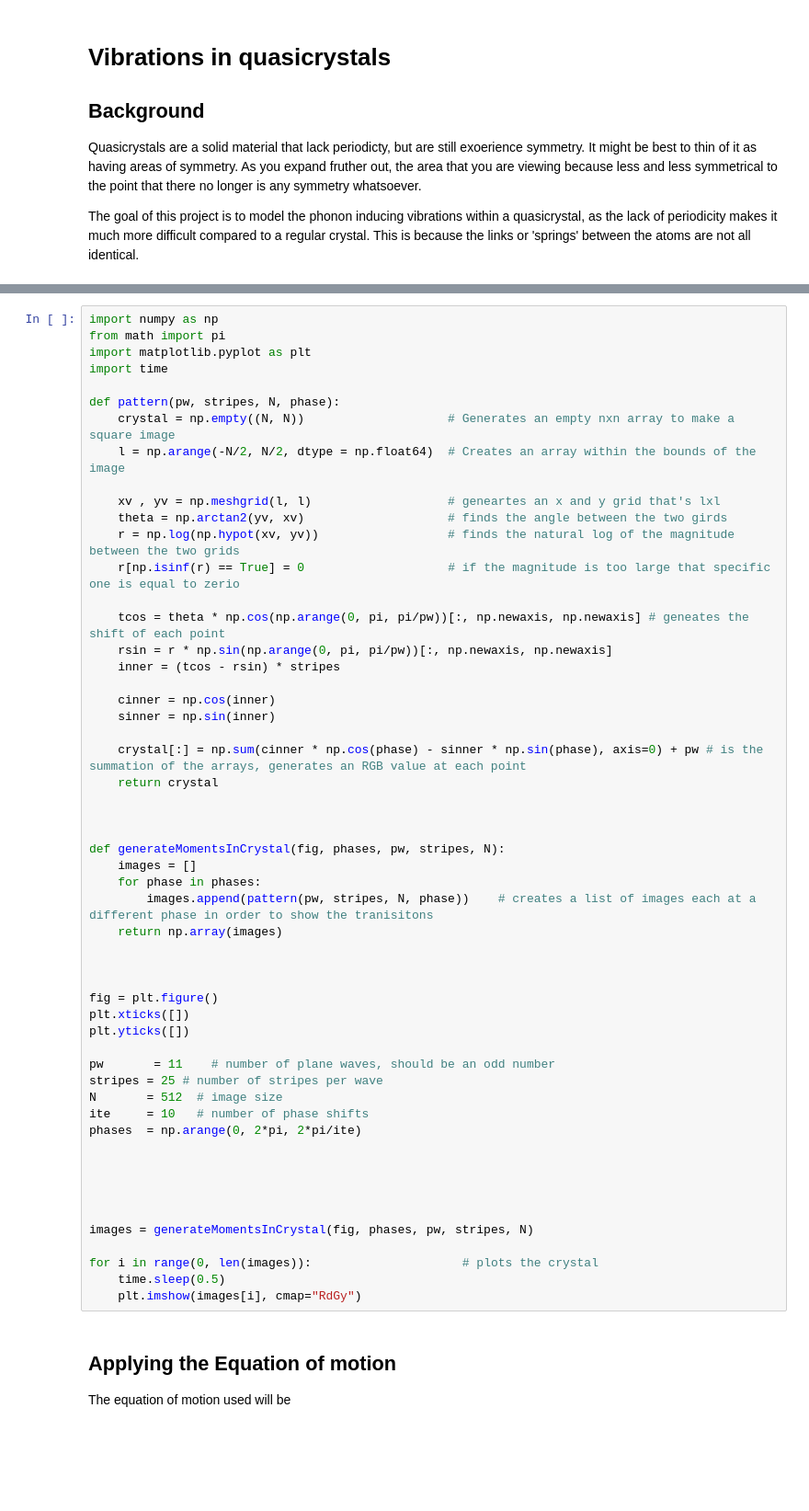
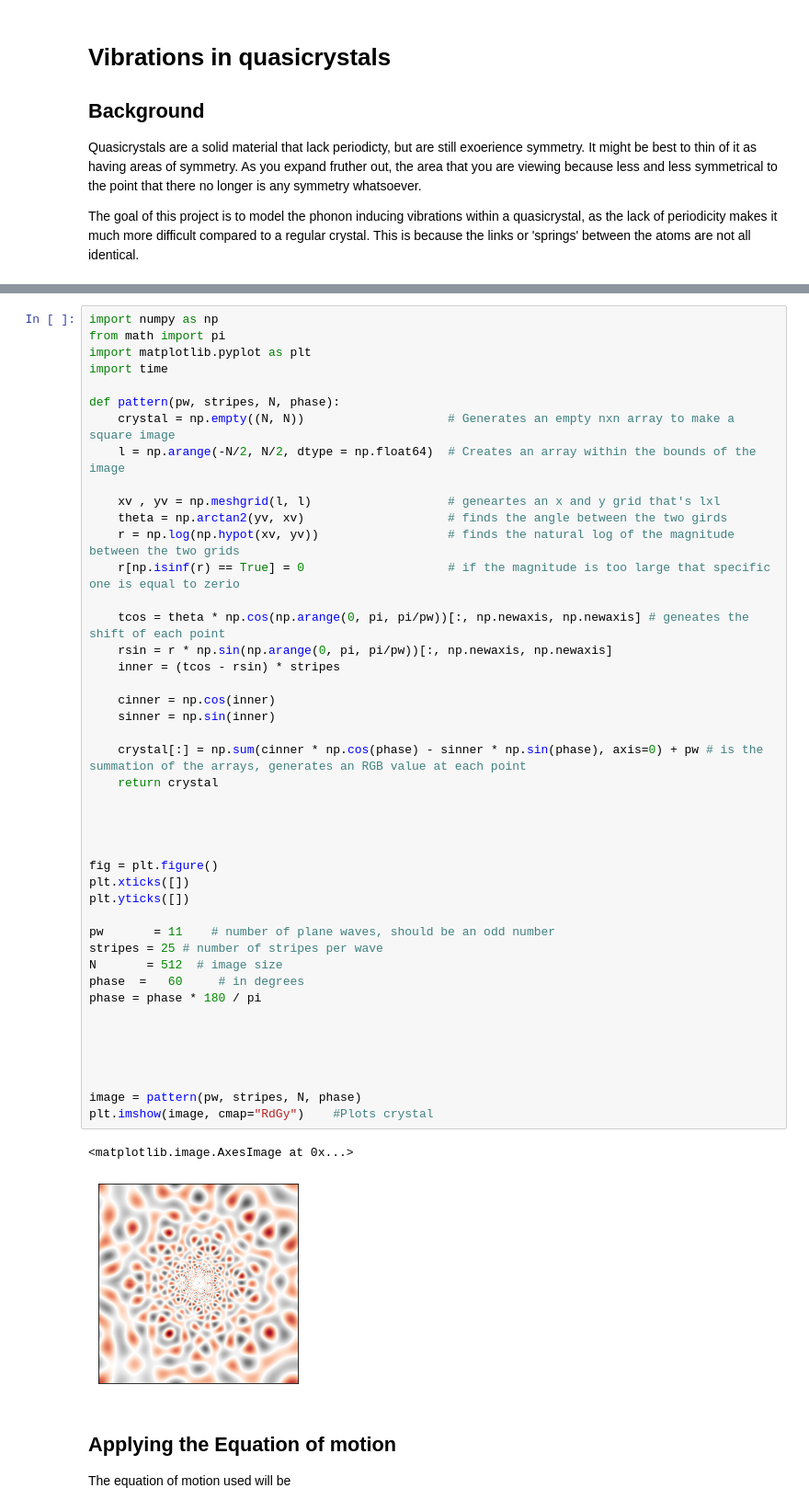
Before and after one commit to Powers-Jack/Vibrations-in-Quasicrystals, a Jupyter notebook: VibrationsInAQuasicrystal.ipynb, the cells around one changed output, grey strips where cells are left out. Shown at 92% size. Cells and saved outputs as stored; diff of their text form; blank space fills up the shorter version.

```diff
--- a/VibrationsInAQuasicrystal.ipynb
+++ b/VibrationsInAQuasicrystal.ipynb
@@ -28,47 +28,40 @@ def pattern(pw, stripes, N, phase):
     xv , yv = np.meshgrid(l, l)                   # geneartes an x and y grid that's lxl
     theta = np.arctan2(yv, xv)                    # finds the angle between the two girds
     r = np.log(np.hypot(xv, yv))                  # finds the natural log of the magnitude between the two grids
     r[np.isinf(r) == True] = 0                    # if the magnitude is too large that specific one is equal to zerio
 
     tcos = theta * np.cos(np.arange(0, pi, pi/pw))[:, np.newaxis, np.newaxis] # geneates the shift of each point
     rsin = r * np.sin(np.arange(0, pi, pi/pw))[:, np.newaxis, np.newaxis]
     inner = (tcos - rsin) * stripes
 
     cinner = np.cos(inner)
     sinner = np.sin(inner)
 
     crystal[:] = np.sum(cinner * np.cos(phase) - sinner * np.sin(phase), axis=0) + pw # is the summation of the arrays, generates an RGB value at each point
     return crystal
 
 
 
-def generateMomentsInCrystal(fig, phases, pw, stripes, N):
-    images = []
-    for phase in phases:
-        images.append(pattern(pw, stripes, N, phase))    # creates a list of images each at a different phase in order to show the tranisitons
-    return np.array(images)
-
-
 
 fig = plt.figure()
 plt.xticks([])
 plt.yticks([])
 
 pw       = 11    # number of plane waves, should be an odd number
 stripes = 25 # number of stripes per wave
 N       = 512  # image size
-ite     = 10   # number of phase shifts
-phases  = np.arange(0, 2*pi, 2*pi/ite)
+phase  =   60     # in degrees
+phase = phase * 180 / pi
 
 
 
 
 
-images = generateMomentsInCrystal(fig, phases, pw, stripes, N)
-
-for i in range(0, len(images)):                     # plots the crystal
-    time.sleep(0.5)
-    plt.imshow(images[i], cmap="RdGy")
+image = pattern(pw, stripes, N, phase)
+plt.imshow(image, cmap="RdGy")    #Plots crystal
+# %% [output]
+<matplotlib.image.AxesImage at 0x...>
+[figure, added]
 # %% [markdown]
 ## Applying the Equation of motion
 The equation of motion used will be
```
Also changed, not shown: parts of 1 cell of this notebook.
